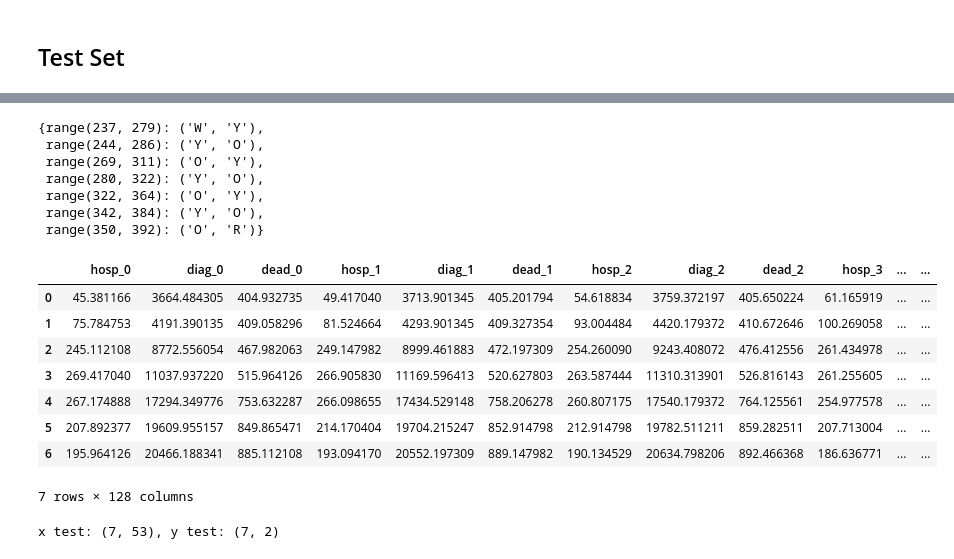
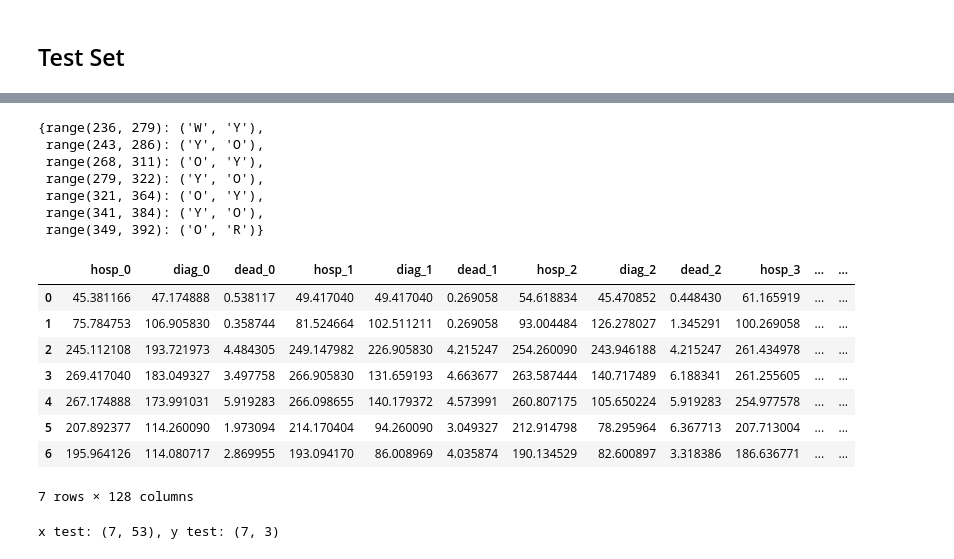
Before and after one commit to LIA-UniBo/EpidemicModelLearning, a Jupyter notebook: notebooks/4. Surrogate Model.ipynb, the cells around one changed output, grey strips where cells are left out. Drawn from its saved outputs; the diff is of its cells as text; code cells hidden in the pictures.

```diff
--- a/notebooks/4. Surrogate Model.ipynb
+++ b/notebooks/4. Surrogate Model.ipynb
@@ -108,8 +144,8 @@ p = model.predict(x)
 y, p = y_scaler.inverse_transform(y), y_scaler.inverse_transform(p)
 print(f'MSE: {mean_squared_error(y, p):.4f}, R2: {r2_score(y, p)}:.4f')
 
-_, axes = plt.subplots(1, 2, figsize=(18, 6), tight_layout=True)
-for idx, title in enumerate(['Hospitalized Peak', 'Cumulative Deaths']):
+_, axes = plt.subplots(1, 3, figsize=(18, 6), tight_layout=True)
+for idx, title in enumerate(['Hospitalized Peak', 'Cumulative Diagnoses', 'Cumulative Deaths']):
     pp, yy = p[:, idx], y[:, idx]
     sns.scatterplot(x=pp, y=yy, ax=axes[idx]).set(xlabel='prediction', ylabel='target', title=title)
     axes[idx].plot([pp.min(), pp.max()], [pp.min(), pp.max()], 'r--')
@@ -155,9 +189,7 @@ df
 # %%
-from interventions import get_delta
-
 time_interval = 21
 zones = [
-    (range(get_delta(d) - time_interval, get_delta(d) + time_interval), z)
+    (range(get_delta(d) - time_interval - 1, get_delta(d) + time_interval), z)
     for d, z in region_zones.items()
 ]
 
@@ -168,46 +200,41 @@ samples = {
 
 samples
 # %% [output]
-{range(237, 279): ('W', 'Y'),
- range(244, 286): ('Y', 'O'),
- range(269, 311): ('O', 'Y'),
- range(280, 322): ('Y', 'O'),
- range(322, 364): ('O', 'Y'),
- range(342, 384): ('Y', 'O'),
- range(350, 392): ('O', 'R')}
+{range(236, 279): ('W', 'Y'),
+ range(243, 286): ('Y', 'O'),
+ range(268, 311): ('O', 'Y'),
+ range(279, 322): ('Y', 'O'),
+ range(321, 364): ('O', 'Y'),
+ range(341, 384): ('Y', 'O'),
+ range(349, 392): ('O', 'R')}
 # %%
-import numpy as np
-import pandas as pd
-
 real_data = []
 for period, zones in samples.items():
     temp = df.iloc[period]
     row = np.concatenate((
-        temp['n_severe'].values + temp['n_critical'].values,
-        temp['new_diagnoses'].values,
-        temp['new_deaths'].values
+        temp['n_severe'].values[1:] + temp['n_critical'].values[1:],
+        temp['cum_diagnoses'].values[1:] - temp['cum_diagnoses'].values[:-1],
+        temp['cum_deaths'].values[1:] - temp['cum_deaths'].values[:-1]
     )).reshape(3, -1).transpose().flatten()
     real_data.append(list(row) + list(zones))
 columns = [f'{c}_{d}' for d in range(0, 2 * time_interval) for c in ['hosp', 'diag', 'dead']] + ['init_zone', 'actuated_zone']
 real_df = pd.DataFrame(real_data, columns=columns)
 real_df
 # %% [output]
 |  | hosp_0 | diag_0 | dead_0 | hosp_1 | diag_1 | dead_1 | hosp_2 | diag_2 | dead_2 | hosp_3 | ... | ... |
-| 0 | 45.381166 | 3664.484305 | 404.932735 | 49.417040 | 3713.901345 | 405.201794 | 54.618834 | 3759.372197 | 405.650224 | 61.165919 | ... | ... |
-| 1 | 75.784753 | 4191.390135 | 409.058296 | 81.524664 | 4293.901345 | 409.327354 | 93.004484 | 4420.179372 | 410.672646 | 100.269058 | ... | ... |
-| 2 | 245.112108 | 8772.556054 | 467.982063 | 249.147982 | 8999.461883 | 472.197309 | 254.260090 | 9243.408072 | 476.412556 | 261.434978 | ... | ... |
-| 3 | 269.417040 | 11037.937220 | 515.964126 | 266.905830 | 11169.596413 | 520.627803 | 263.587444 | 11310.313901 | 526.816143 | 261.255605 | ... | ... |
-| 4 | 267.174888 | 17294.349776 | 753.632287 | 266.098655 | 17434.529148 | 758.206278 | 260.807175 | 17540.179372 | 764.125561 | 254.977578 | ... | ... |
-| 5 | 207.892377 | 19609.955157 | 849.865471 | 214.170404 | 19704.215247 | 852.914798 | 212.914798 | 19782.511211 | 859.282511 | 207.713004 | ... | ... |
-| 6 | 195.964126 | 20466.188341 | 885.112108 | 193.094170 | 20552.197309 | 889.147982 | 190.134529 | 20634.798206 | 892.466368 | 186.636771 | ... | ... |
+| 0 | 45.381166 | 47.174888 | 0.538117 | 49.417040 | 49.417040 | 0.269058 | 54.618834 | 45.470852 | 0.448430 | 61.165919 | ... | ... |
+| 1 | 75.784753 | 106.905830 | 0.358744 | 81.524664 | 102.511211 | 0.269058 | 93.004484 | 126.278027 | 1.345291 | 100.269058 | ... | ... |
+| 2 | 245.112108 | 193.721973 | 4.484305 | 249.147982 | 226.905830 | 4.215247 | 254.260090 | 243.946188 | 4.215247 | 261.434978 | ... | ... |
+| 3 | 269.417040 | 183.049327 | 3.497758 | 266.905830 | 131.659193 | 4.663677 | 263.587444 | 140.717489 | 6.188341 | 261.255605 | ... | ... |
+| 4 | 267.174888 | 173.991031 | 5.919283 | 266.098655 | 140.179372 | 4.573991 | 260.807175 | 105.650224 | 5.919283 | 254.977578 | ... | ... |
+| 5 | 207.892377 | 114.260090 | 1.973094 | 214.170404 | 94.260090 | 3.049327 | 212.914798 | 78.295964 | 6.367713 | 207.713004 | ... | ... |
+| 6 | 195.964126 | 114.080717 | 2.869955 | 193.094170 | 86.008969 | 4.035874 | 190.134529 | 82.600897 | 3.318386 | 186.636771 | ... | ... |
 7 rows × 128 columns
 # %%
-from dataset import process_dataset
-
 (x_test, y_test), (x_scaler, y_scaler) = process_dataset(real_df, val_split=None)
 print(f'x test: {x_test.shape}, y test: {y_test.shape}')
 # %% [output]
-x test: (7, 53), y test: (7, 2)
+x test: (7, 53), y test: (7, 3)
 # %%
 p_test = model.predict(x_test)
 y_test, p_test = y_scaler.inverse_transform(y_test), y_scaler.inverse_transform(p_test)
```
Also changed, not shown: parts of 11 cells of this notebook, 12 other files.
